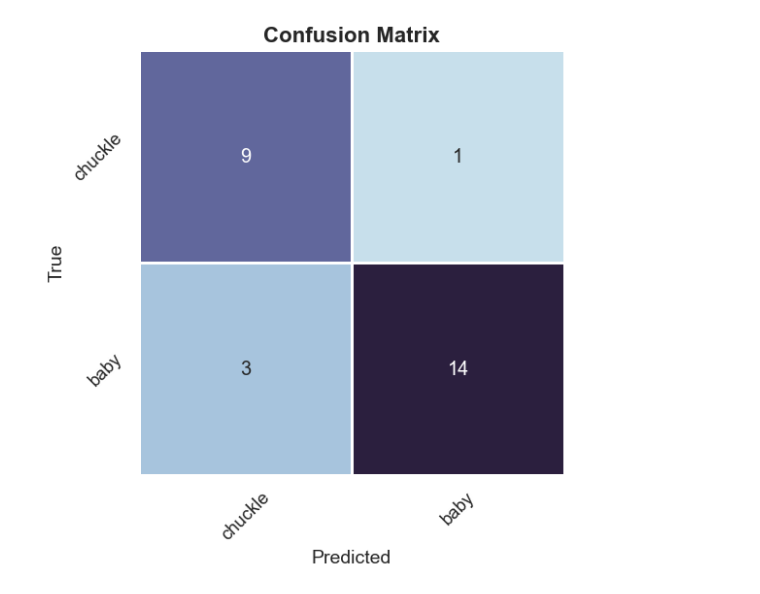
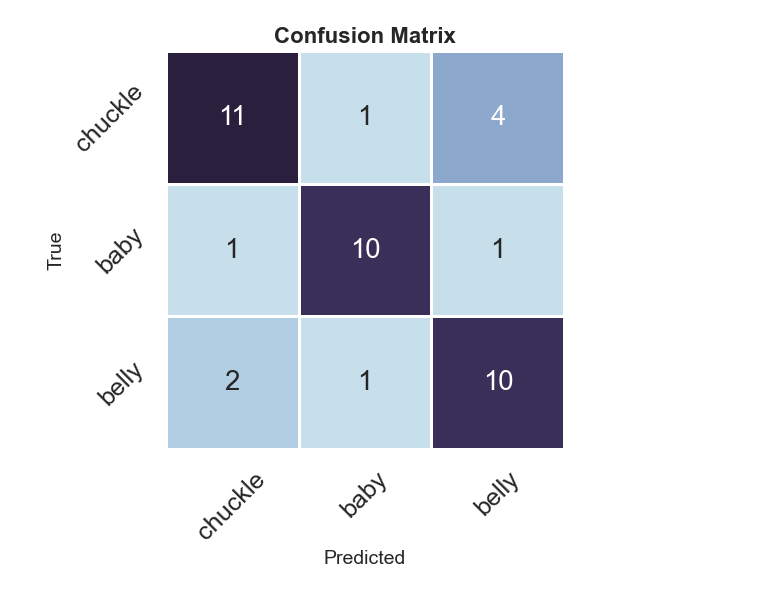
Before and after one commit to RastkoAmun/cmpt-419-laughter-project, a Jupyter notebook: src/model.ipynb, the cells around one changed output. Drawn from its saved outputs; the diff is of its cells as text; code cells hidden in the pictures.

Commit message:
feat: updating training and testing to work with 3 classes

```diff
--- a/src/model.ipynb
+++ b/src/model.ipynb
@@ -10,6 +14,5 @@ from sklearn.model_selection import train_test_split
 # %%
 # Load labels and add numerical mapping to laugh class
-labels = pd.read_csv('data/labels-2.csv')
+labels = pd.read_csv('data/labels-3.csv')
 mappings = {'belly': 0, 'chuckle': 1, 'baby': 2}
 labels['laugh_numerical'] = labels['laugh_class'].map(mappings)
-labels
@@ -30,5 +19,5 @@ labels
 # %%
-ROOT_PATH = Path('data/training-dataset-2')
+ROOT_PATH = Path('data/training-dataset-3')
 
 # Split between training (90%) and testing (10%) labels
 training_labels, testing_labels = train_test_split(labels, train_size=0.8, test_size=0.2)
@@ -66,6 +55,8 @@ class LaughCNN(nn.Module):
 model = LaughCNN()
 criterion = nn.CrossEntropyLoss()
 optimizer = torch.optim.Adam(model.parameters(), lr=0.001)
+
+loss_for_iteration = []
 
 for epoch in range(20):
 	model.train()
@@ -78,6 +69,7 @@ for epoch in range(20):
 			loss.backward()
 			optimizer.step()
 			running_loss += loss.item()
+	loss_for_iteration.append(running_loss/len(train_loader))
 
 	print(f"Epoch {epoch+1}: Loss = {running_loss/len(train_loader):.4f}")
 # %% [output]
@@ -154,33 +154,29 @@ Confusion Matrix:
 # %%
-import seaborn as sns
-import matplotlib.pyplot as plt
-
-tags = ["chuckle", "baby"]
+tags = ["chuckle", "baby", "belly"]
 
 plt.figure(figsize=(7, 6))
 cmap = sns.color_palette("ch:s=.25,rot=-.25", as_cmap=True)
-# cmpa sns.color_palette("light:#5A9", as_cmap=True)
 
 ax = sns.heatmap(
     cm,
     annot=True,
     fmt='d',
-    cmap=cmap,  # Better gradient
+    cmap=cmap,
     xticklabels=tags,
     yticklabels=tags,
     linewidths=1,
     linecolor='white',
-    cbar=False,  # Optional: remove if you don't need the color bar
+    cbar=False,
     square=True
 )
 
 ax.set_xlabel("Predicted", fontsize=14)
 ax.set_ylabel("True", fontsize=14)
 ax.set_title("Confusion Matrix", fontsize=16, weight='bold')
 
 plt.xticks(rotation=45)
 plt.yticks(rotation=45)
 plt.tight_layout()
 plt.show()
 # %% [output]
-[figure, old version]
+[figure, new version]
```
Also changed, not shown: parts of 6 cells of this notebook.
